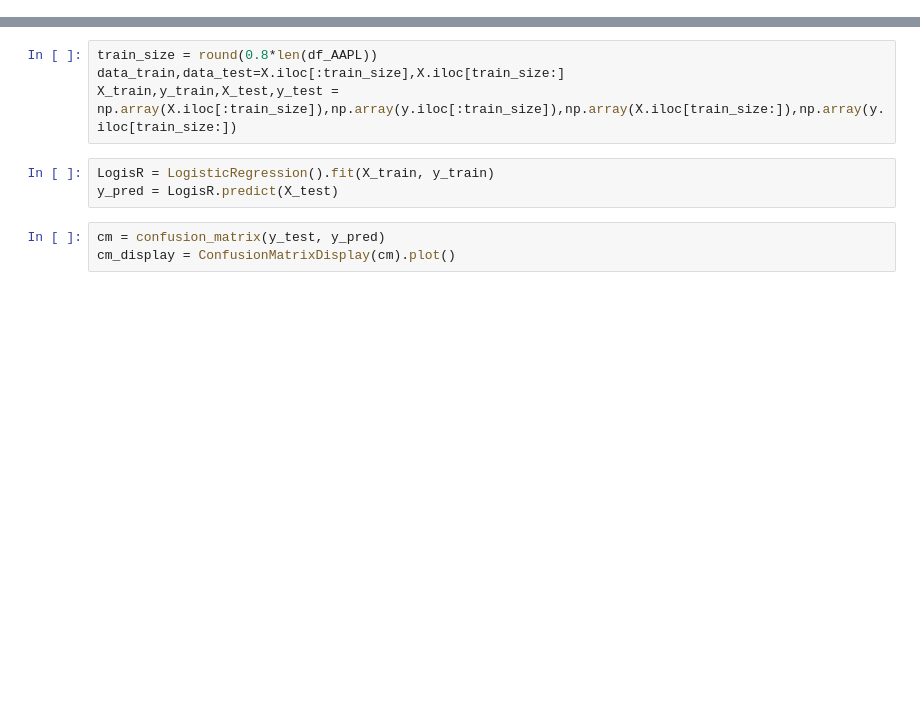
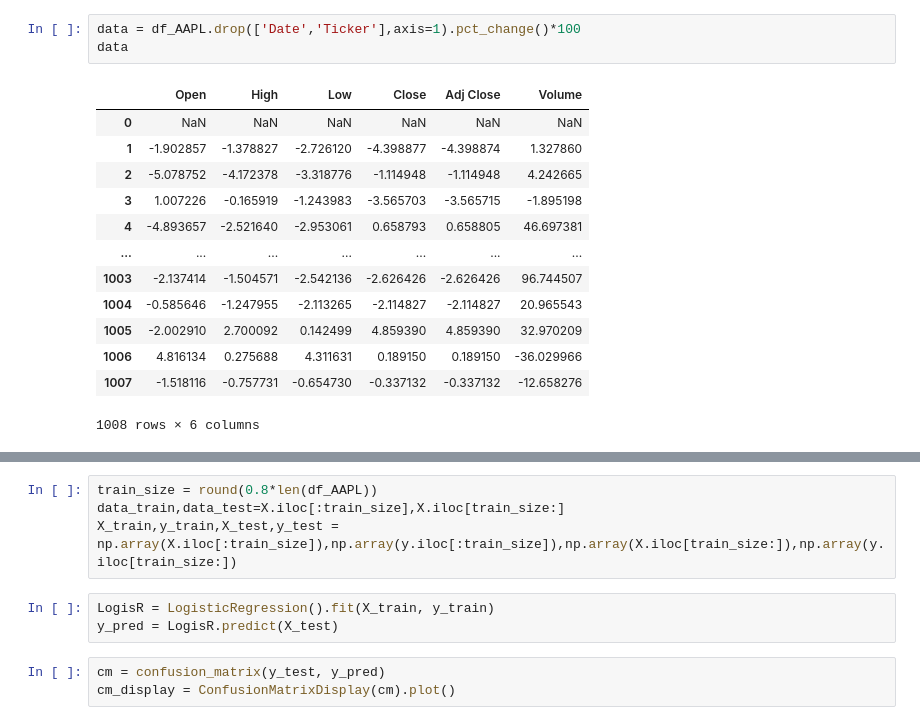
Before and after one commit to le-quoctrung/Introducrtion-to-Data-Science, a Jupyter notebook: LogisticReg.ipynb, the cells around one changed output, grey strips where cells are left out. Saved outputs shown, nothing was run; the diff lists cells and outputs as text; blank space fills up the shorter version.

```diff
--- a/LogisticReg.ipynb
+++ b/LogisticReg.ipynb
@@ -17 +27,18 @@ for i in range(1,6):
+# %%
+data = df_AAPL.drop(['Date','Ticker'],axis=1).pct_change()*100
+data
+# %% [output]
+|  | Open | High | Low | Close | Adj Close | Volume |
+| 0 | NaN | NaN | NaN | NaN | NaN | NaN |
+| 1 | -1.902857 | -1.378827 | -2.726120 | -4.398877 | -4.398874 | 1.327860 |
+| 2 | -5.078752 | -4.172378 | -3.318776 | -1.114948 | -1.114948 | 4.242665 |
+| 3 | 1.007226 | -0.165919 | -1.243983 | -3.565703 | -3.565715 | -1.895198 |
+| 4 | -4.893657 | -2.521640 | -2.953061 | 0.658793 | 0.658805 | 46.697381 |
+| ... | ... | ... | ... | ... | ... | ... |
+| 1003 | -2.137414 | -1.504571 | -2.542136 | -2.626426 | -2.626426 | 96.744507 |
+| 1004 | -0.585646 | -1.247955 | -2.113265 | -2.114827 | -2.114827 | 20.965543 |
+| 1005 | -2.002910 | 2.700092 | 0.142499 | 4.859390 | 4.859390 | 32.970209 |
+| 1006 | 4.816134 | 0.275688 | 4.311631 | 0.189150 | 0.189150 | -36.029966 |
+| 1007 | -1.518116 | -0.757731 | -0.654730 | -0.337132 | -0.337132 | -12.658276 |
+1008 rows × 6 columns
 # %%
```
Also changed, not shown: parts of 9 cells of this notebook.
